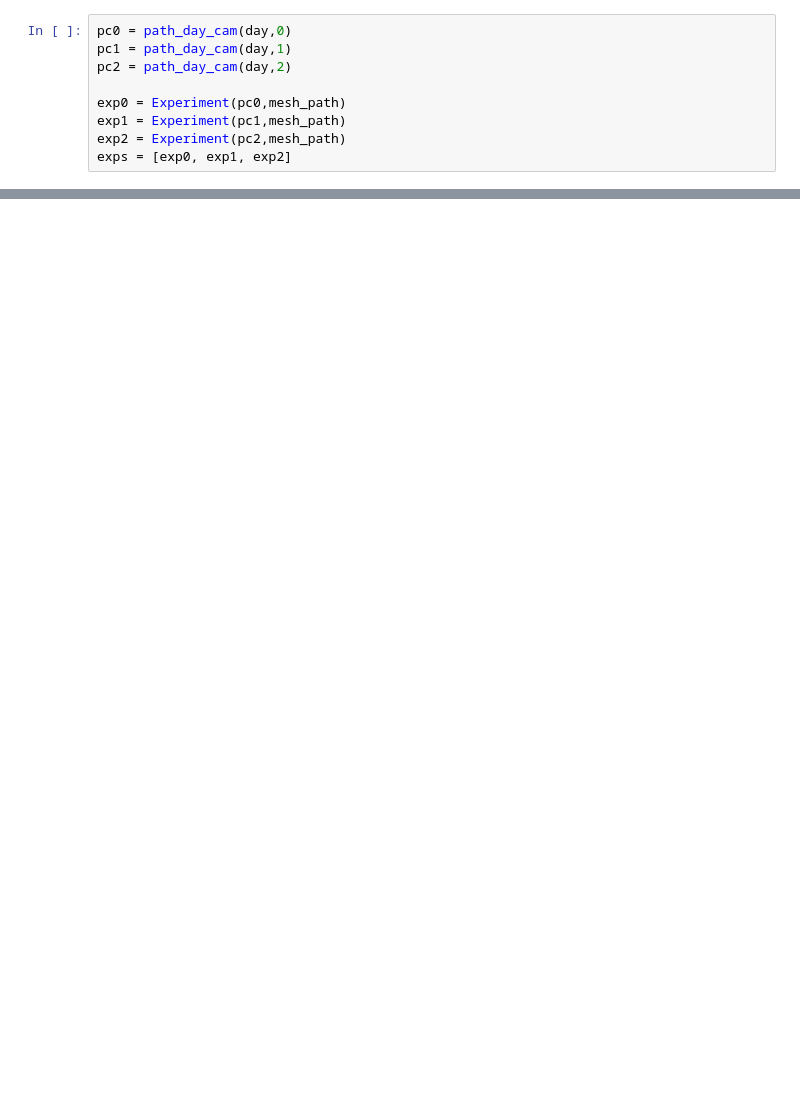
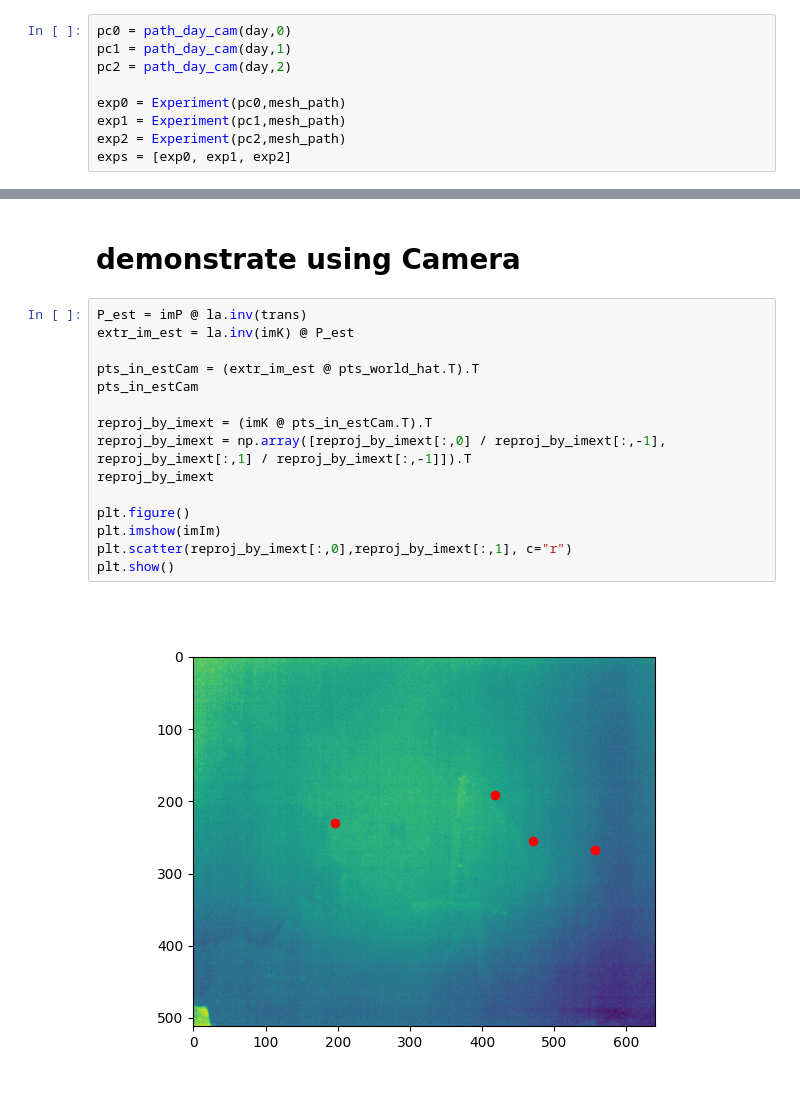
Before and after one commit to ushichka/dmcp, a Jupyter notebook: notebooks/analyze_experiment_variation.ipynb, the cells around one changed output, grey strips where cells are left out. Saved outputs shown, nothing was run; the diff lists cells and outputs as text; blank space fills up the shorter version.

```diff
--- a/notebooks/analyze_experiment_variation.ipynb
+++ b/notebooks/analyze_experiment_variation.ipynb
@@ -196,0 +85,19 @@ trans native
+# %% [markdown]
+# demonstrate using Camera
+# %%
+P_est = imP @ la.inv(trans)
+extr_im_est = la.inv(imK) @ P_est
+
+pts_in_estCam = (extr_im_est @ pts_world_hat.T).T
+pts_in_estCam
+
+reproj_by_imext = (imK @ pts_in_estCam.T).T
+reproj_by_imext = np.array([reproj_by_imext[:,0] / reproj_by_imext[:,-1], reproj_by_imext[:,1] / reproj_by_imext[:,-1]]).T
+reproj_by_imext
+
+plt.figure()
+plt.imshow(imIm)
+plt.scatter(reproj_by_imext[:,0],reproj_by_imext[:,1], c="r")
+plt.show()
+# %% [output]
+[figure, added]
```
Also changed, not shown: parts of 19 cells of this notebook, 1 other file.
